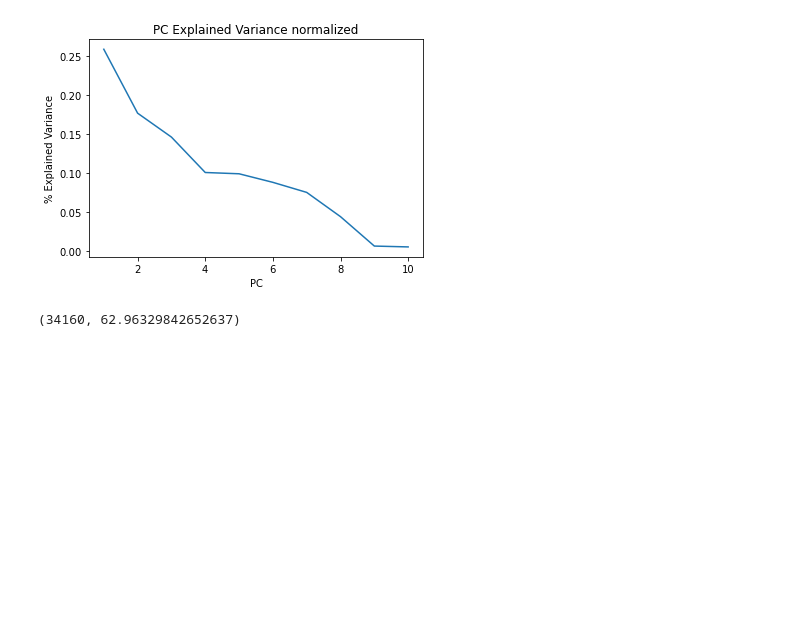
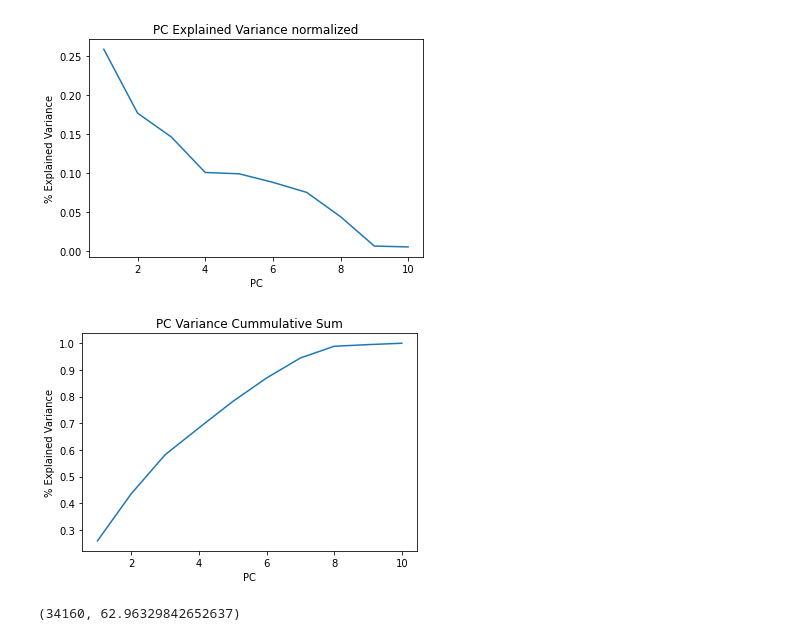
Before and after one commit to vcampos4545/ORIE-4740-Final-Project, a Jupyter notebook: WineDataAnalysis.ipynb, the cells around one changed output. Drawn from its saved outputs; the diff is of its cells as text; code cells hidden in the pictures; blank space fills up the shorter version.

```diff
--- a/WineDataAnalysis.ipynb
+++ b/WineDataAnalysis.ipynb
@@ -79,6 +79,15 @@ plt.ylabel("% Explained Variance")
 plt.show()
 # %% [output]
 [figure]
+# %%
+plt.title("PC Variance Cummulative Sum")
+ratios_scaled = pca_scaled.explained_variance_ratio_
+plt.plot(list(range(1,len(ratios)+1)), np.cumsum(ratios_scaled))
+plt.xlabel("PC")
+plt.ylabel("% Explained Variance")
+plt.show()
+# %% [output]
+[figure, added]
 # %%
 numeric_scaled.argmax(), numeric_scaled.max()
 # %% [output]
```
Also changed, not shown: parts of 5 cells of this notebook, 1 other file.
